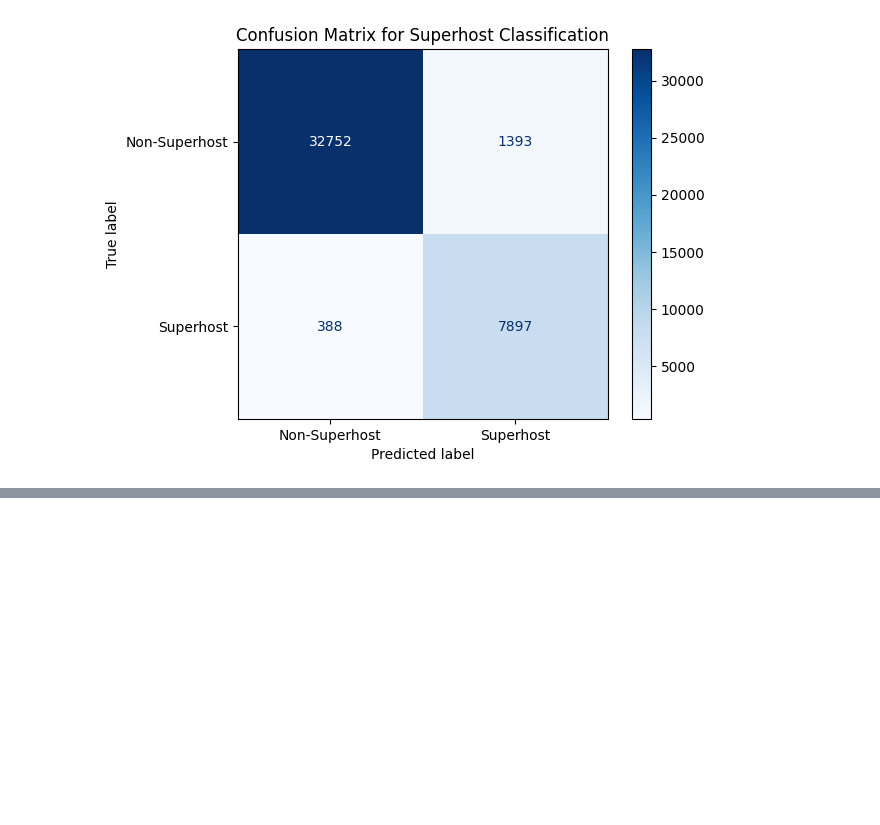
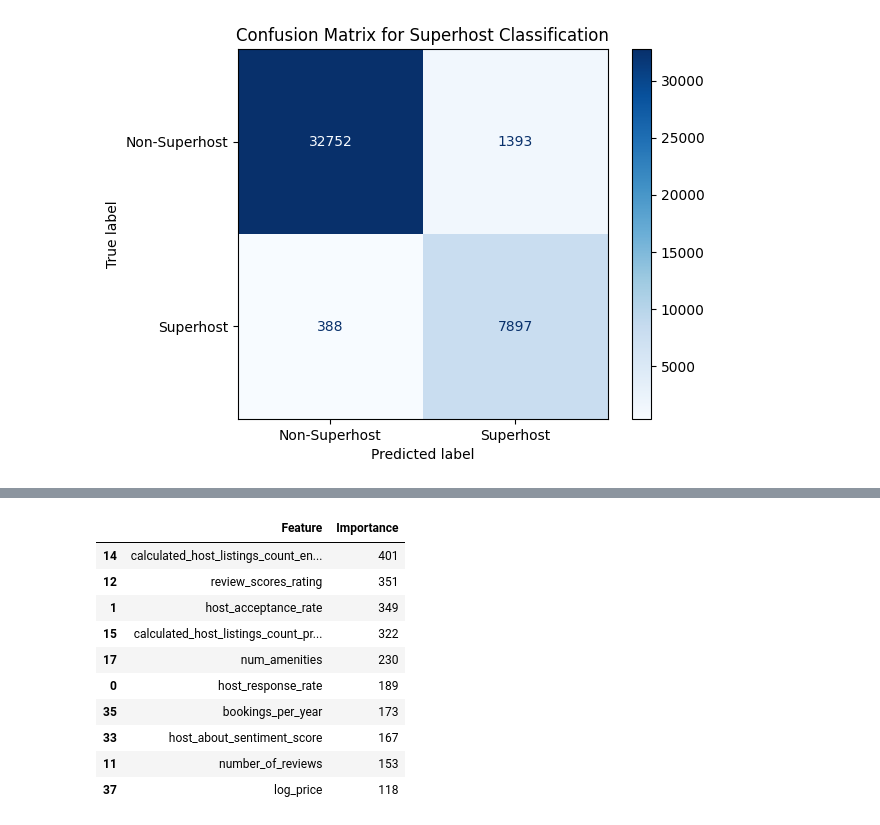
Before and after one commit to afifshomali/NYC-Airbnb-Analysis-447, a Jupyter notebook: Modeling.ipynb, the cells around one changed output, grey strips where cells are left out. Saved outputs shown, nothing was run; the diff lists cells and outputs as text; code cells hidden in the pictures; blank space fills up the shorter version.

```diff
--- a/Modeling.ipynb
+++ b/Modeling.ipynb
@@ -397,0 +415,20 @@ Precision: 0.85005382131324
+# %%
+# Light GBM
+lightgbm_importance_df = pd.DataFrame({
+    'Feature': X.columns,
+    'Importance': gbm_search.best_estimator_.feature_importances_
+})
+
+lightgbm_importance_df.sort_values(by="Importance", ascending=False).head(10)
+# %% [output]
+|  | Feature | Importance |
+| 14 | calculated_host_listings_count_en... | 401 |
+| 12 | review_scores_rating | 351 |
+| 1 | host_acceptance_rate | 349 |
+| 15 | calculated_host_listings_count_pr... | 322 |
+| 17 | num_amenities | 230 |
+| 0 | host_response_rate | 189 |
+| 35 | bookings_per_year | 173 |
+| 33 | host_about_sentiment_score | 167 |
+| 11 | number_of_reviews | 153 |
+| 37 | log_price | 118 |
```
Also changed, not shown: parts of 3 cells of this notebook, 1 other file.
